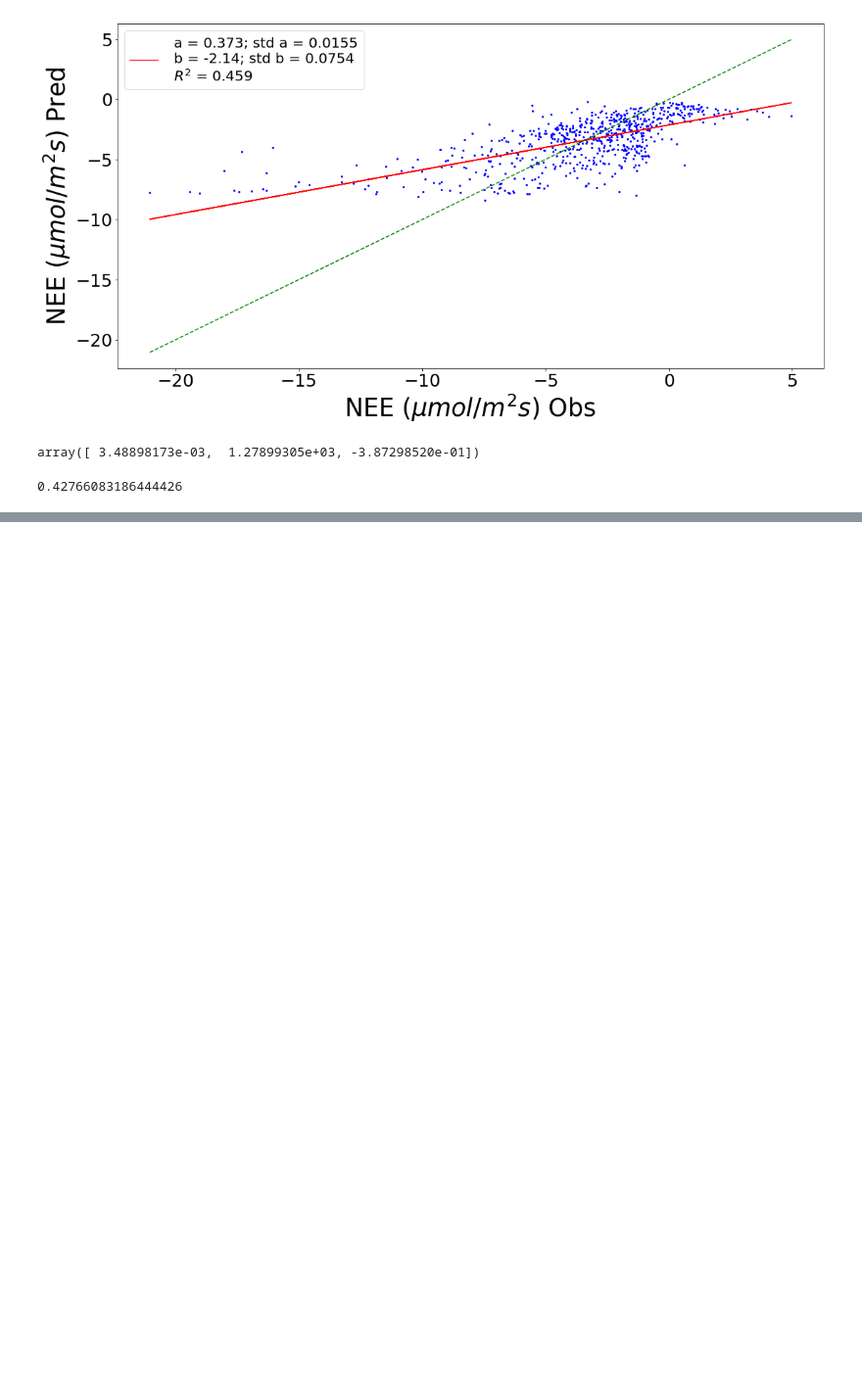
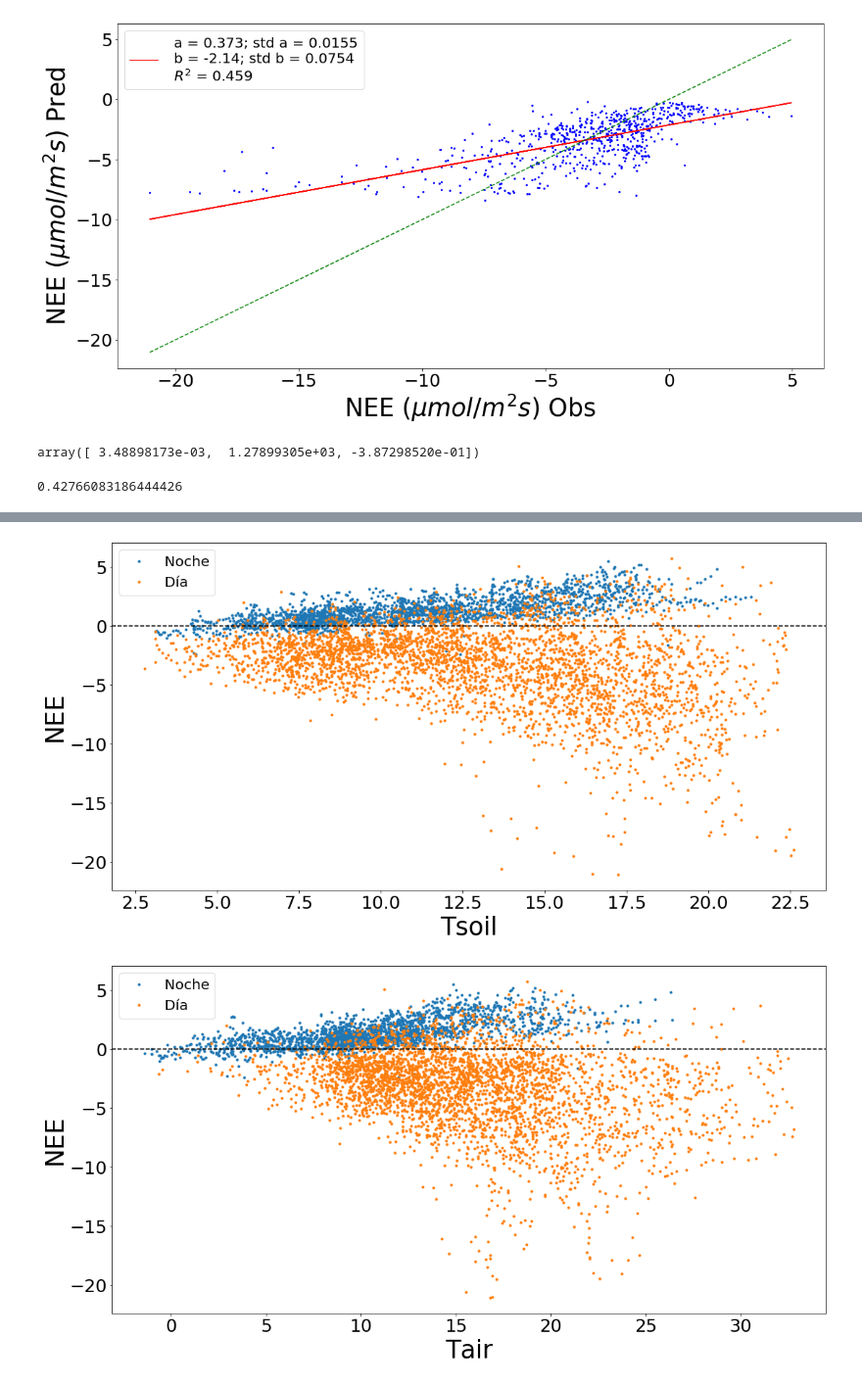
Before and after one commit to Nahu-11/Tesis, a Jupyter notebook: New scripts/Spielmann.ipynb, the cells around one changed output, grey strips where cells are left out. Shown at 98% size. Cells and saved outputs as stored; diff of their text form; code cells hidden in the pictures; blank space fills up the shorter version.

```diff
--- a/New scripts/Spielmann.ipynb
+++ b/New scripts/Spielmann.ipynb
@@ -395,0 +413,22 @@ nocturna_bim
+# %%
+dn = datos[(datos['Rg'] < 5)
+          & (datos['Ustar'] > 0.14167)
+          & (datos['Error porcent'] < 40)
+          & (datos['Error'] < 0.5)
+          ]
+dd = datos[(datos['Rg'] >= 5)
+          & (datos['Error porcent'] < 30)
+          & (datos['Ustar'] > 0.14167)
+          ]
+variable = ['Tsoil', 'Tair', 'rH']
+for i in variable:
+    plt.figure(figsize = (18, 9))
+    metadata(i, 'NEE')
+    plt.plot(dn[i], dn['NEE'], 'o', ms = 3)
+    plt.plot(dd[i], dd['NEE'], 'o', ms = 3)
+    plt.axhline(0, ls = '--', color = 'black')
+    plt.legend(['Noche', 'Día'], fontsize = 20)
+    plt.savefig('C:\\Users\\nahue\\Desktop\\' + i + '.png')
+# %% [output]
+[figure, added]
+[figure, added]
```
Also changed, not shown: parts of 30 cells of this notebook.
